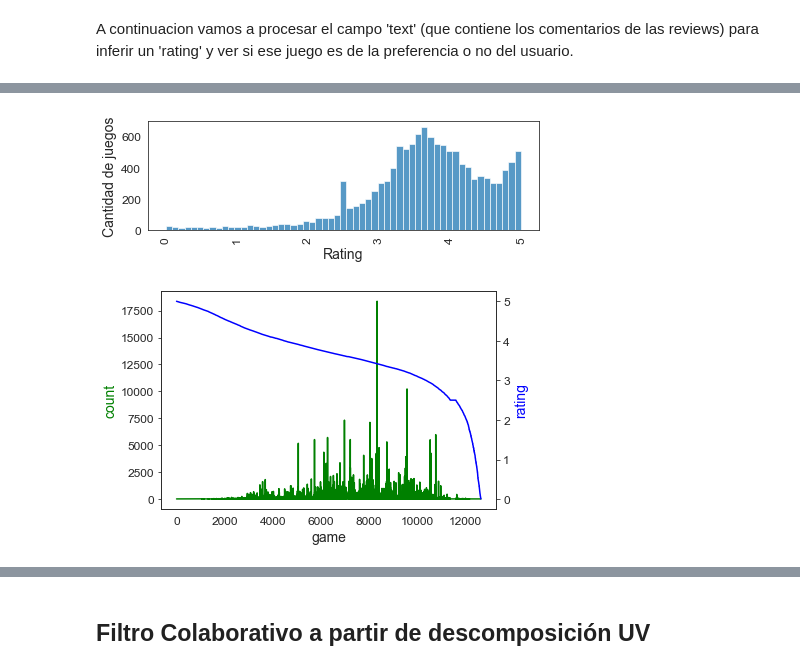
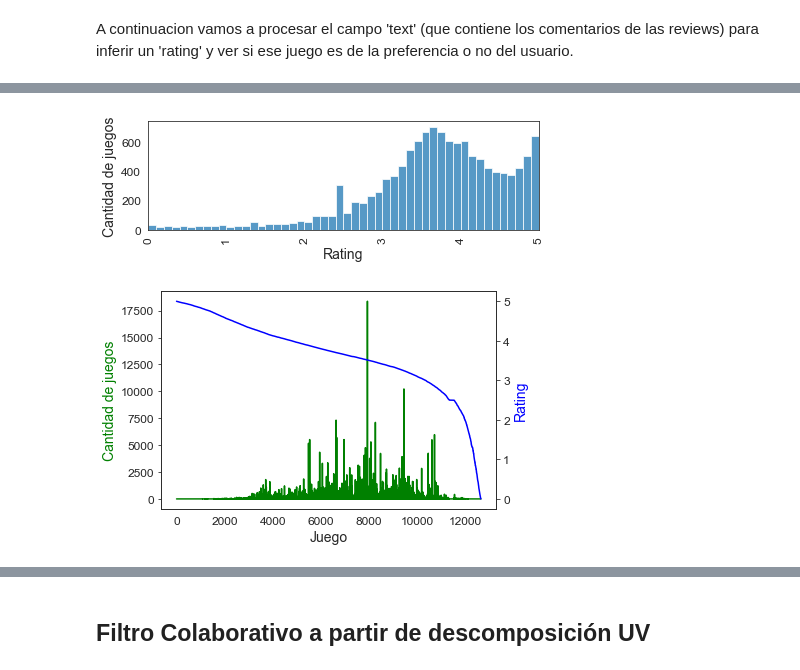
Before and after one commit to jmquintana/data_science_sprint_3, a Jupyter notebook: JoseQuintana_DS_Proyecto_03_SR.ipynb, the cells around one changed output, grey strips where cells are left out. Drawn from its saved outputs; the diff is of its cells as text; code cells hidden in the pictures.

```diff
--- a/JoseQuintana_DS_Proyecto_03_SR.ipynb
+++ b/JoseQuintana_DS_Proyecto_03_SR.ipynb
@@ -535,2 +485,0 @@ def polaridad(text):
-# %%
-df_reviews['polarity'] = df_reviews['text'].progress_apply(polaridad)
@@ -549,6 +485,0 @@ df_reviews.head()
-# %%
-# Creamos una columns de Rating entre 0 y 5, escalando la columna 'polarity'
-column=df_reviews[['polarity']]
-scaler = MinMaxScaler(feature_range=(0,5))
-df_reviews['rating'] = scaler.fit_transform(column)
-df_reviews
@@ -588,13 +504,13 @@ def processText(text):
     text = re.sub("[^a-zA-Z]"," ",str(text))
 
     # Pasamos todo a minúsculas
-    text = text.lower()
+#     text = text.lower()
 
     # Tokenizamos para separar las palabras del titular
     text = tokenizer.tokenize(text)
 
     # Eliminamos las palabras de menos de 4 letras
-    text = [palabra for palabra in text if len(palabra) > 3]
+    text = [palabra for palabra in text if len(palabra) >= 3]
 
     # Sacamos las Stopwords
     text = [p for p in text if not p in stopwords]
@@ -709,8 +697,8 @@ reviews_count.head()
 | 4 | 215286 | 137 |
 # %%
 df_ratings = df_reviews.groupby('product_id').agg({'rating':['count','mean']}).reset_index()
-df_ratings.columns = ['product_id', 'count', 'mean']
-df_ratings.sort_values(by='mean', ascending=False, inplace=True)
+df_ratings.columns = ['product_id', 'count', 'rating_mean']
+df_ratings.sort_values(by='rating_mean', ascending=False, inplace=True)
 df_ratings.reset_index(inplace=True, drop=True)
 df_ratings
 # %% [output]
@@ -730,17 +718,20 @@ df_ratings
 12665 rows × 3 columns
 # %%
+df_ratings.sort_values(by='rating_mean', ascending=False, inplace=True)
+df_ratings.reset_index(inplace=True, drop=True)
 df_filter = df_ratings[df_ratings['count'] >= 1]
 
 plt.figure(figsize=(7,2))
-sns.histplot(data=df_filter, x='mean')
+sns.histplot(data=df_filter, x='rating_mean', bins=50)
 plt.ylabel('Cantidad de juegos')
 plt.xlabel('Rating')
 plt.xticks(rotation=90)
+plt.xlim(0,5)
 plt.show()
 
 x = df_filter.index
 y1 = df_filter['count']
-y2 = df_filter['mean']
+y2 = df_filter['rating_mean']
 
 fig, ax1 = plt.subplots()
 
@@ -748,9 +739,9 @@ ax2 = ax1.twinx()
 ax1.plot(x, y1, 'g-')
 ax2.plot(x, y2, 'b-')
 
-ax1.set_xlabel('game')
-ax1.set_ylabel('count', color='g')
-ax2.set_ylabel('rating', color='b')
+ax1.set_xlabel('Juego')
+ax1.set_ylabel('Cantidad de juegos', color='g')
+ax2.set_ylabel('Rating', color='b')
 
 plt.show()
 # %% [output]
@@ -758,2 +749,2 @@ plt.show()
-[figure, old version]
+[figure, new version]
-[figure, old version]
+[figure, new version]
```
Also changed, not shown: parts of 111 cells of this notebook.
